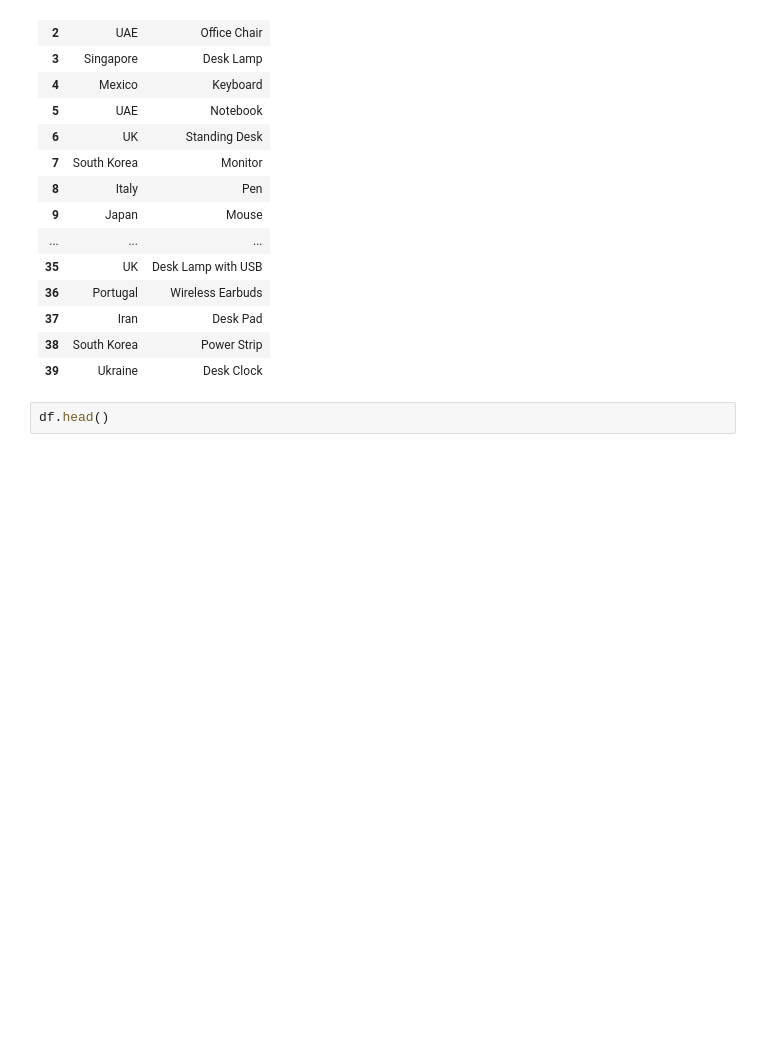
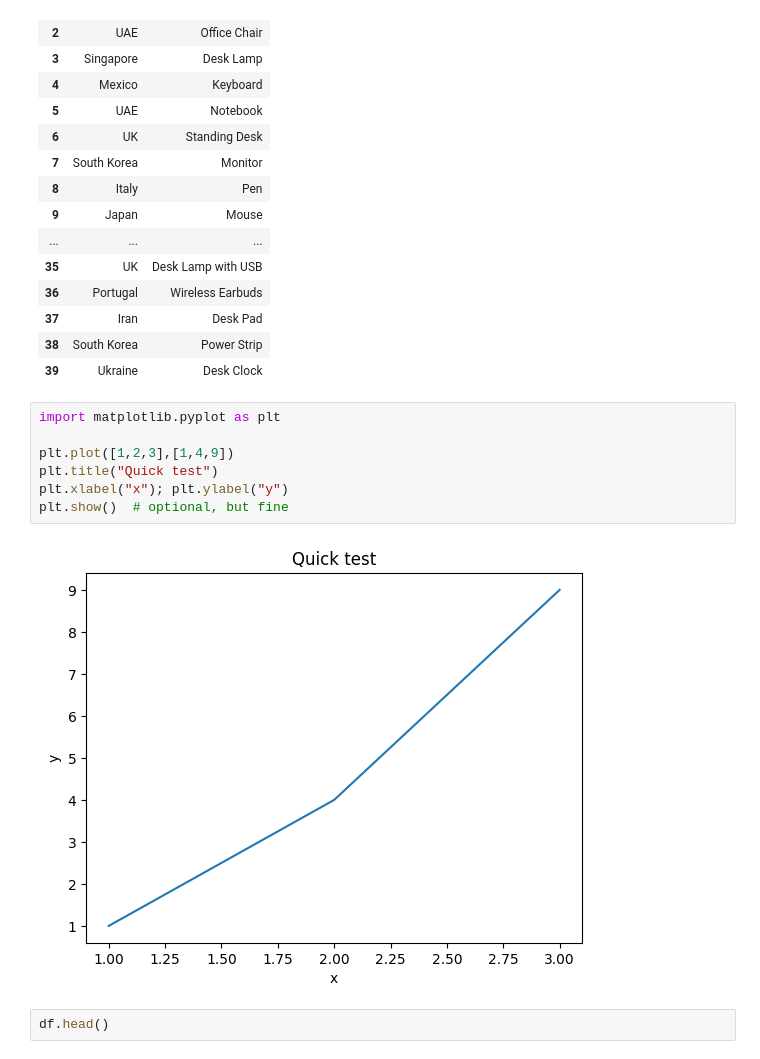
Before and after one commit to Suvanga/Python_Practice, a Jupyter notebook: pandas/indexing_rows_and_comlumns.ipynb, the cells around one changed output. Saved outputs shown, nothing was run; the diff lists cells and outputs as text; blank space fills up the shorter version.

Commit message:
Basics of matplotlibs

```diff
--- a/pandas/indexing_rows_and_comlumns.ipynb
+++ b/pandas/indexing_rows_and_comlumns.ipynb
@@ -51,6 +51,15 @@ df[["Country", "Product"]] #we can also reference by multiple columns and it giv
 | 37 | Iran | Desk Pad |
 | 38 | South Korea | Power Strip |
 | 39 | Ukraine | Desk Clock |
+# %%
+import matplotlib.pyplot as plt
+
+plt.plot([1,2,3],[1,4,9])
+plt.title("Quick test")
+plt.xlabel("x"); plt.ylabel("y")
+plt.show()  # optional, but fine
+# %% [output]
+[figure, added]
 # %%
 df.head()
 # %% [output]
```
Also changed, not shown: 3 other files.
